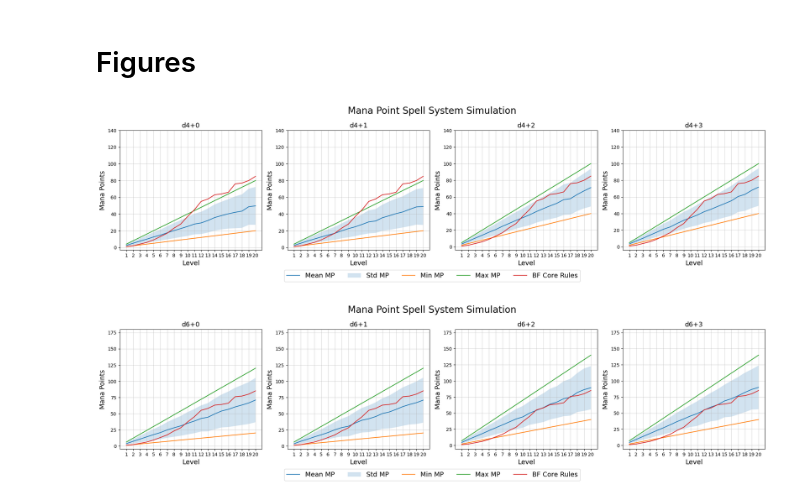
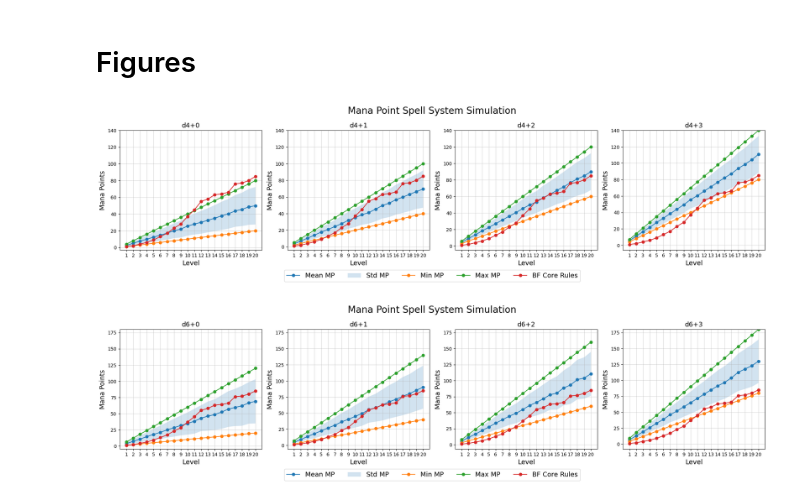
Before and after one commit to hsnrd73/undamned, a Jupyter notebook: notebooks/mana_point_spell_progression.ipynb, the cells around one changed output. Saved outputs shown, nothing was run; the diff lists cells and outputs as text; code cells hidden in the pictures.

```diff
--- a/notebooks/mana_point_spell_progression.ipynb
+++ b/notebooks/mana_point_spell_progression.ipynb
@@ -11,12 +11,12 @@ import pandas as pd
 # %% [markdown]
 # Functions
 # %%
-def roll(die=4,level=1,bonus=0):
+def roll(die=4,level=1,ability_bonus=0):
     """
     randomly generate the number of MP given a die type, level, and ability bonus
     e.g. for a level 3 character, with +2 to their ability score, rolling a d4 to detemine MP this would simulate 3d4+2
     """
-    result = level * (np.random.randint(1,die+1) + bonus//2)
+    result = level * (np.random.randint(1,die+1) + ability_bonus)
     return result
 
 def stats(rolls):
@@ -61,35 +61,35 @@ for die in dice:
 # %%
 for die in dice:
 
     fig,axs = plt.subplots(1,4,figsize=(20,5))
     fig.suptitle('Mana Point Spell System Simulation',fontsize=20)
     for idx,ab in enumerate(ability_bonuses):
 
         x = range(1,levels+1)
         mean = results[(die,ab)]['mean'].values
         std = results[(die,ab)]['std'].values
         min = results[(die,ab)]['min'].values
         max = results[(die,ab)]['max'].values
-        axs[idx].plot(x,mean,label='Mean MP')
+        axs[idx].plot(x,mean,'-o',label='Mean MP',)
         axs[idx].fill_between(x,mean-std,mean+std,alpha=0.2,label='Std MP')
-        axs[idx].plot(x,min,label='Min MP')
-        axs[idx].plot(x,max,label='Max MP')
-        axs[idx].plot(x,projected_mp,label='BF Core Rules')
+        axs[idx].plot(x,min,'-o',label='Min MP')
+        axs[idx].plot(x,max,'-o',label='Max MP')
+        axs[idx].plot(x,projected_mp,'-o',label='BF Core Rules')
         axs[idx].set_title(f'd{die}+{ab}',fontsize=14)
         axs[idx].tick_params(axis='both', which='major', labelsize=10)
 
     for ax in axs.flatten():
         ax.set_xlabel('Level',fontsize=14)
         ax.set_ylabel('Mana Points',fontsize=14)
         ax.grid(alpha=0.5)
         ax.set_ylim(top=levels*(die+ab))
         ax.set_xticks(range(1,21))
 
     handles, labels = ax.get_legend_handles_labels()
     fig.legend(handles, labels, loc='lower center',ncol=5,bbox_to_anchor=(0.5,-0.08),fontsize=14)
     plt.tight_layout()
     plt.show()
     plt.close()
 # %% [output]
-[figure, old version]
+[figure, new version]
-[figure, old version]
+[figure, new version]
```
Also changed, not shown: parts of 1 cell of this notebook, 1 other file.
